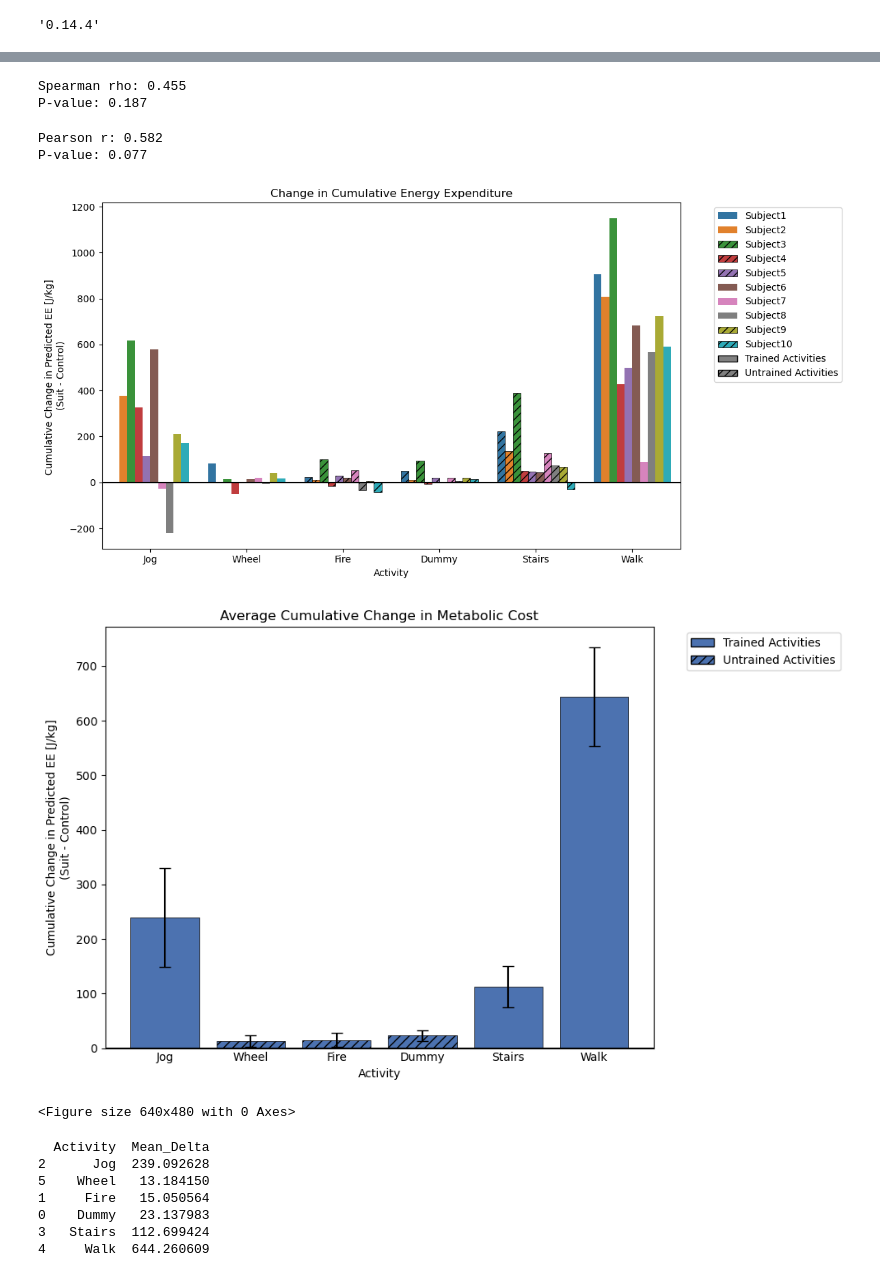
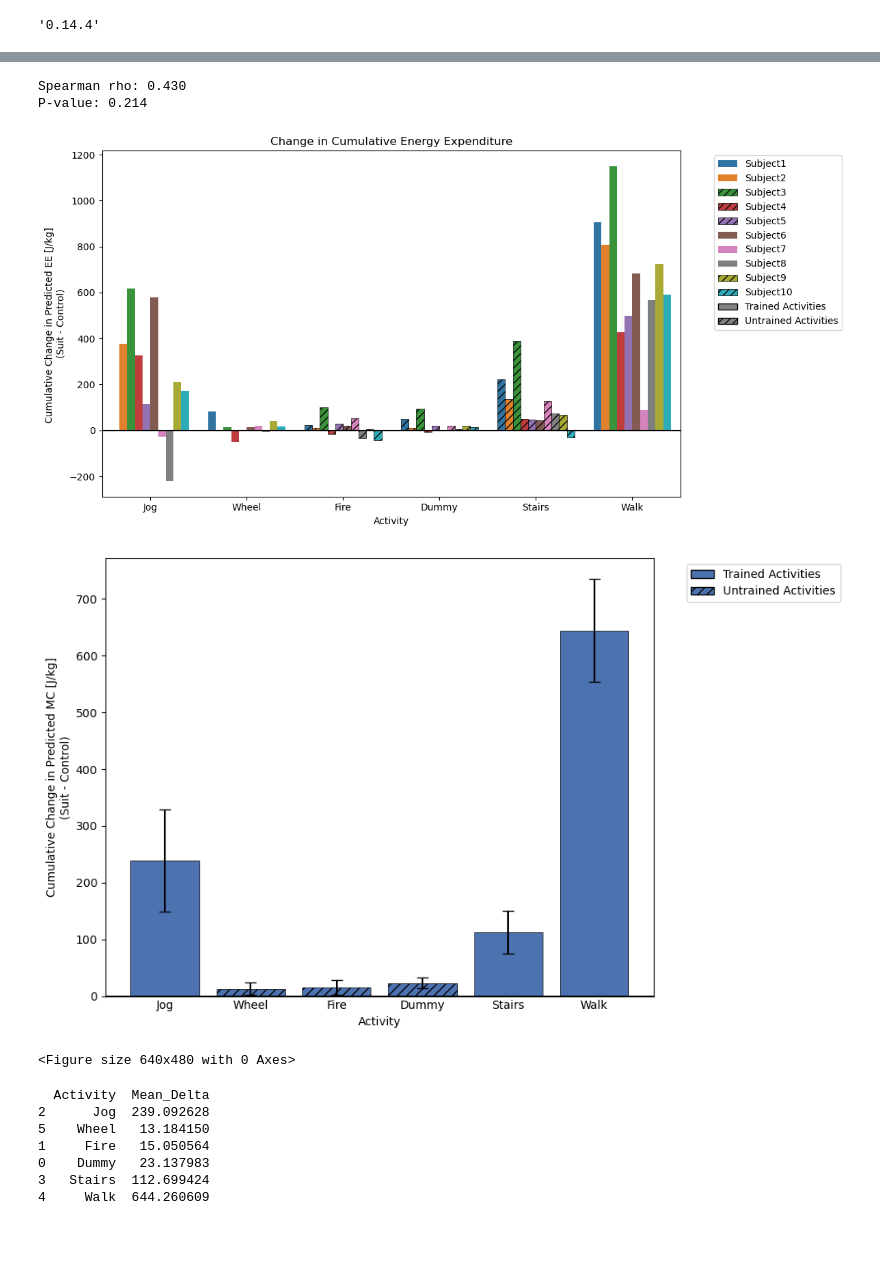
Before and after one commit to katiembutler/MetabolicCost, a Jupyter notebook: dataAnalysis.ipynb, the cells around one changed output, grey strips where cells are left out. Cells and saved outputs as stored; diff of their text form; code cells hidden in the pictures; blank space fills up the shorter version.

```diff
--- a/dataAnalysis.ipynb
+++ b/dataAnalysis.ipynb
@@ -168,6 +166,7 @@ from scipy import signal, interpolate
 import warnings
 warnings.filterwarnings("ignore")
 
+# DEFINING FILTERING CONSTANTS
 fs_ke = 128
 fs_emg = 1000.0
 fs_deriv = 1000
@@ -194,12 +193,13 @@ high_c_hr = high_hr / nyquist_hr
 order_hr = 2
 b_filt_hr, a_filt_hr = signal.butter(order_hr, [low_c_hr, high_c_hr], btype='band')
 
-# RMS function
+# Signed RMS function
 def rms(signal):
     mag = np.sqrt(np.mean(signal**2))
     direction = np.sign(np.mean(signal))
     return direction * mag
 
+#this was used to test code, ignore
 subjects = ('Subject01', 'Backwards')
 
 all_rows = []
@@ -330,7 +330,7 @@ for subject in result.keys():
         signal_filt = np.nan_to_num(emg_filt(emg), nan=0.0)
         emg_deriv_data[ch] = signal_filt
 
-    #--------------------------15 SECONDS-------------------------------------
+    #--------------------------15 SECOND BINS------------------------------------
     num_intervals = len(valid_times) - 1
     samples_per_fifteen = 15 * 128
     bins_per_interval = 24
@@ -386,19 +386,6 @@ for subject in result.keys():
                 seg = emg_channel_data[ch][start_idx_emg:end_idx_emg]
                 row_data[f'EMG{ch}'] = float(np.round(np.mean(seg), 4))
 
-            # EMG Derivatives
-            for ch in channels:
-                deriv_values_in_bin = []
-                for window_start in range(start_idx_emg, end_idx_emg, samples_per_window):
-                    window_end = min(window_start + samples_per_window, end_idx_emg)
-                    sig_bin = emg_deriv_data[ch][window_start:window_end]
-                    t_bin_local = np.arange(len(sig_bin)) / fs_deriv
-                    sig_bin = np.nan_to_num(sig_bin, nan=0.0, posinf=0.0, neginf=0.0)
-                    deriv = num_derivative(t_bin_local, sig_bin, 'x_1')
-                    deriv = deriv.flatten()
-                    deriv_values_in_bin.append(deriv.mean())
-
-                row_data[f'EMG{ch}Deriv'] = (np.array(deriv_values_in_bin).mean())
 
             all_rows.append(row_data)
 
@@ -408,8 +395,7 @@ merged_df = pd.DataFrame(all_rows)
 
 # Reorder columns
 wanted_cols = ['Subject', 'Activity', 'Time', 'KE', 'HR', 'HRDeriv', 'EE', 'Weight',
-               'EMG5', 'EMG8', 'EMG13', 'EMG16',
-               'EMG5Deriv', 'EMG8Deriv', 'EMG13Deriv', 'EMG16Deriv']
+               'EMG5', 'EMG8', 'EMG13', 'EMG16', ]
 final_cols = [col for col in wanted_cols if col in merged_df.columns]
 merged_df = merged_df[final_cols]
 # %% [output]
@@ -461,7 +450,8 @@ NameError: name 'merged_df_train' is not defined
 # %%
 import pandas as pd
 
-merged_df_train = pd.read_pickle("/Users/katbutler/MetabolicCost/merged_df_train.pkl")
+#reads dataframe and adds emg signals
+merged_df_train = pd.read_pickle("/Users/katbutler/MetabolicCost/merged_df_train_v2.pkl")
 
 for col in ['rsol', 'rbf', 'lsol', 'lbf']:
     merged_df_train[col] = merged_df_train[col] / merged_df_train[col].max()
@@ -1387,8 +1404,9 @@ P-value: 0.920
 # %%
+# task workload spearman
 import pandas as pd
 
 subjects = [f'Subject{i}' for i in range(1, 11)]
-avg_mc_delta = [1.921637, 1.233384, 2.957808, 0.581333, 1.063963, 1.154152, 0.410203, 0.443716, 1.138716, 0.552131]
+avg_mc_delta = [1.5691068, 0.8753515, 2.3855015, 0.0476345, 0.802242167, 0.957788667, 0.579922333, 0.071474833, 0.946908667, 0.184129667]
 avg_nasa_delta = [47, 34, 58, 14, 40, 31, 24, 55, 26, 33]
 
 df = pd.DataFrame({
@@ -1404,31 +1422,8 @@ rho, p_value = stats.spearmanr(df['Avg_nasa_Delta'], df['Avg_MC_Delta'])
 print(f'Spearman rho: {rho:.3f}')
 print(f'P-value: {p_value:.3f}')
 # %% [output]
-Spearman rho: 0.455
-P-value: 0.187
+Spearman rho: 0.430
+P-value: 0.214
-# %%
-import pandas as pd
-from scipy import stats
-
-# Example dataframe (use yours instead if already created)
-subjects = [f'Subject{i}' for i in range(1, 11)]
-avg_mc_delta = [1.921637, 1.233384, 2.957808, 0.581333, 1.063963, 1.154152, 0.410203, 0.443716, 1.138716, 0.552131]
-avg_nasa_delta = [47, 34, 58, 14, 40, 31, 24, 55, 26, 33]
-
-df = pd.DataFrame({
-    'Subject': subjects,
-    'Avg_MC_Delta': avg_mc_delta,
-    'Avg_nasa_Delta': avg_nasa_delta
-})
-
-# Pearson correlation
-r, p_value = stats.pearsonr(df['Avg_nasa_Delta'], df['Avg_MC_Delta'])
-
-print(f"Pearson r: {r:.3f}")
-print(f"P-value: {p_value:.3f}")
-# %% [output]
-Pearson r: 0.582
-P-value: 0.077
 # %%
 import joblib
 import pandas as pd
@@ -1445,7 +1440,7 @@ new_data = trimmed_test.copy()
 feature_cols = ["KE", "HR", "HRDeriv", "Weight", "right", "left"]
 X_new = new_data[feature_cols]
 
-# Predict and convert Power (W/kg) to Energy (J/kg) over 15-second bins
+# Predict cumulative MC
 new_data["Predicted_EE"] = model.predict(X_new)
 new_data["EE_energy"] = new_data["Predicted_EE"] * 15
 
@@ -1477,12 +1472,10 @@ comparison = comparison[~(
     (comparison["Activity"] == "Jog")
 )]
 
-# --- CATEGORICAL ORDERING: Force Subject10 to the end ---
-# Generate order: Sort all subjects alphabetically, remove Subject10, then append it
+# --- CATEGORICAL ORDERING: ----
 all_subjects = sorted([s for s in comparison["Subject"].unique() if s != "Subject10"])
 subject_order = all_subjects + ["Subject10"]
 
-# Set 'Subject' as a categorical type with the custom order
 comparison["Subject"] = pd.Categorical(comparison["Subject"], categories=subject_order, ordered=True)
 comparison = comparison.sort_values(["Activity", "Subject"])
 
@@ -1498,12 +1491,11 @@ ax = sns.barplot(
     y="Delta",
     hue="Subject",
     order=activity_order,
-    hue_order=subject_order  # Force Subject10 to be the last bar in each group
+    hue_order=subject_order
 )
 
 # Add hatching to untrained activities
 for i, bar in enumerate(ax.patches):
-    # Determine activity index based on the number of bars per activity group
     activity_idx = i % len(activity_order)
     activity = activity_order[activity_idx]
 
@@ -1545,36 +1537,36 @@ avg_comparison = avg_comparison.sort_values("Activity")
 
 fig, ax = plt.subplots(figsize=(10, 6))
 bars = ax.bar(
     avg_comparison["Activity"],
     avg_comparison["Mean_Delta"],
     yerr=avg_comparison["SEM"],
     capsize=5,
     color="#4C72B0",
     edgecolor="black",
     linewidth=0.5
 )
 
 # Apply hatching to average bars
 for bar, activity in zip(bars, avg_comparison["Activity"]):
     if activity in untrained_activities:
         bar.set_hatch("///")
 
 ax.axhline(0, color="black")
 ax.tick_params(axis='x', length=0)
-ax.set_ylabel("Cumulative Change in Predicted EE [J/kg]\n(Suit - Control)")
+ax.set_ylabel("Cumulative Change in Predicted MC [J/kg]\n(Suit - Control)")
 ax.set_xlabel("Activity")
-ax.set_title("Average Cumulative Change in Metabolic Cost")
+
 
 trained_patch_avg = Patch(facecolor="#4C72B0", edgecolor="black", label="Trained Activities")
 untrained_patch_avg = Patch(facecolor="#4C72B0", edgecolor="black", hatch="///", label="Untrained Activities")
 ax.legend(handles=[trained_patch_avg, untrained_patch_avg], bbox_to_anchor=(1.05, 1), loc="upper left")
 
 plt.tight_layout()
 plt.show()
 plt.savefig('cumulative.png')
 # %% [output]
 [figure]
-[figure, old version]
+[figure, new version]
 <Figure size 640x480 with 0 Axes>
 # %%
 print(avg_comparison)
```
Also changed, not shown: parts of 23 cells of this notebook, 10 other files.
